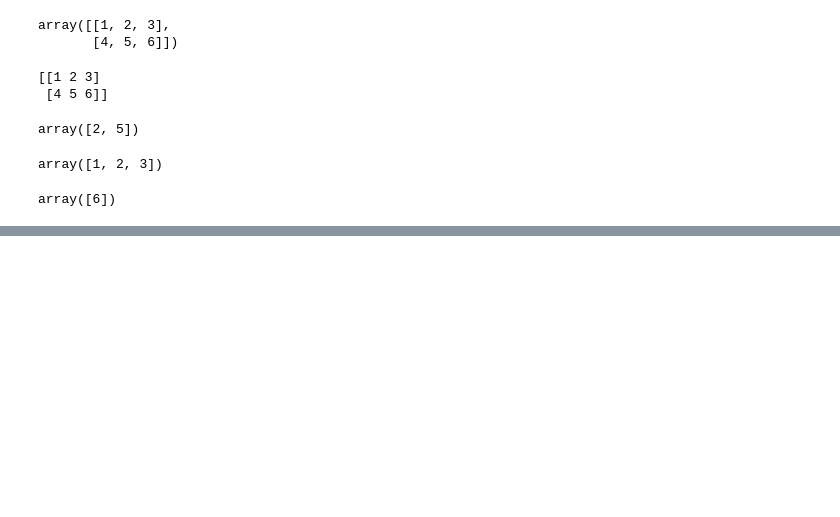
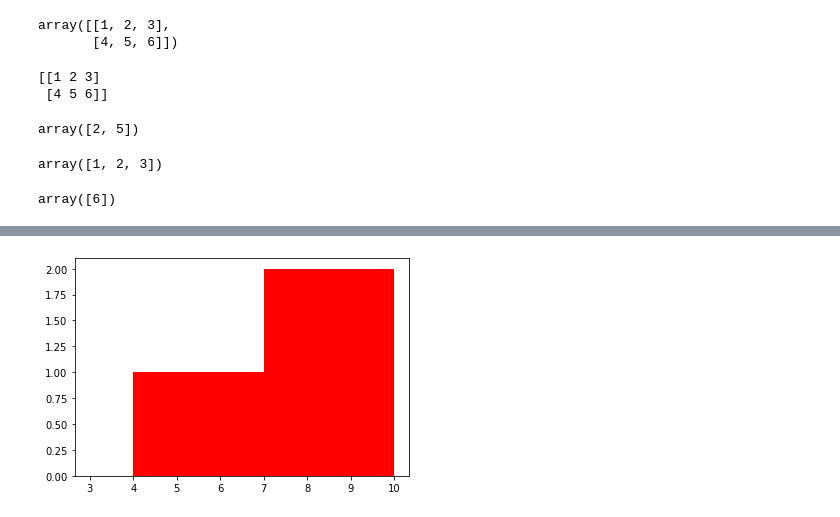
Before and after one commit to GousiaSheemaSyed/GouisaSheemaSyed, a Jupyter notebook: 20-April-2021.ipynb, the cells around one changed output, grey strips where cells are left out. Saved outputs shown, nothing was run; the diff lists cells and outputs as text; code cells hidden in the pictures; blank space fills up the shorter version.

```diff
--- a/20-April-2021.ipynb
+++ b/20-April-2021.ipynb
@@ -291,0 +547,7 @@ array([6])
+# %%
+x=[2,6,8,9]
+y=[3,4,7,10]
+plt.hist(x,y,color='r')
+plt.show()
+# %% [output]
+[figure, added]
```
Also changed, not shown: parts of 38 cells of this notebook, 1 other file.
